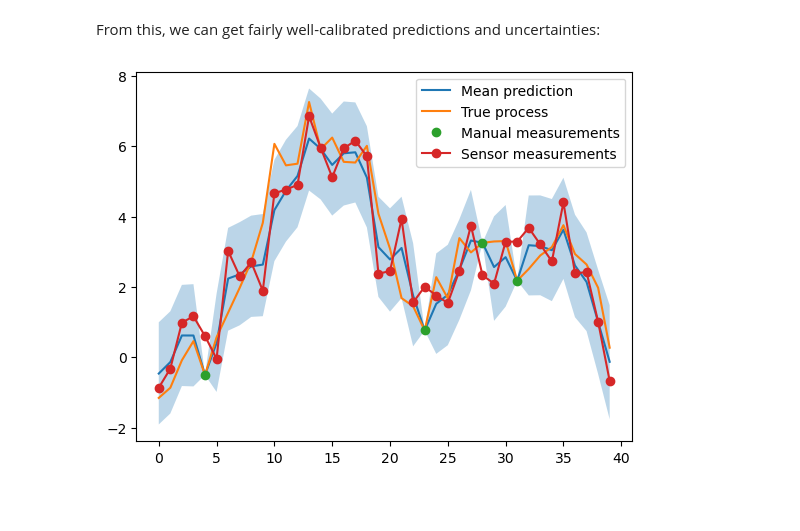
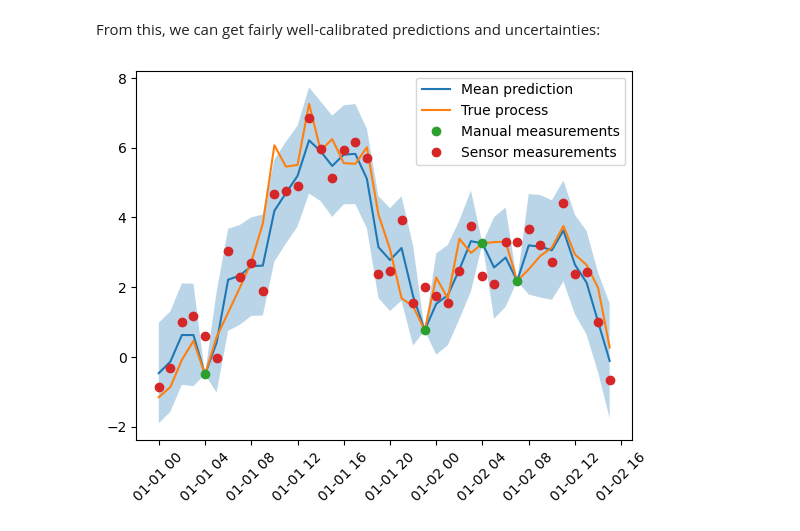
Before and after one commit to FraunhoferChalmersCentre/sakkara, a Jupyter notebook: examples/state_space_model.ipynb, the cells around one changed output. Saved outputs shown, nothing was run; the diff lists cells and outputs as text; code cells hidden in the pictures; blank space fills up the shorter version.

```diff
--- a/examples/state_space_model.ipynb
+++ b/examples/state_space_model.ipynb
@@ -13,7 +7,9 @@ import numpy as np
 import pandas as pd
 from numpy.random import default_rng
 
+
 def rng(seed=100): return default_rng(seed)
+
 
 N = 40
 
@@ -25,10 +21,12 @@ latent_process = np.cumsum(epsilon)
 
 measure_error = np.array([1e-3, 1])
 
+timesteps = pd.date_range("2018-01-01 00:00:00", tz='utc', periods=N, freq="H")
+
 y = (latent_process.reshape(-1, 1) + rng().normal(0, measure_error, size=(N, len(measure_error)))).T.flatten()
 df = pd.DataFrame(
     {
-        'time': np.tile(np.arange(N), len(measure_error)),
+        'time': np.tile(timesteps, len(measure_error)),
         'measure': np.repeat(['manual', 'sensor'], N),
         'y': y
     })
@@ -56,23 +55,24 @@ from sakkara.model.utils import Likelihood, data_components, build
 
 data = data_components(experiment_df)
 
+x_sigma = Distribution(pm.Exponential, lam=Distribution(pm.Lognormal))
 
-x_sigma = Distribution(pm.Exponential, lam=1)
+timesteps = df['time'].unique()
 
-x = {0: Distribution(pm.Normal, sigma=x_sigma)}
+
+X = Concat(name='X', column='time')
+X.add(timesteps[0], Distribution(pm.Normal, sigma=x_sigma))
 
 for i in range(1, N):
-    x[i] = Distribution(pm.Normal, mu=x[i - 1], sigma=x_sigma)
+    X.add(timesteps[i], Distribution(pm.Normal, mu=X[timesteps[i - 1]], sigma=x_sigma))
 
-X = Concat(x, name='X', column='time')
-
-noise = Concat(
-    {
-        'manual': 1e-3,
-        'sensor': Distribution(pm.Exponential, lam=Distribution(pm.Lognormal))
-    },
-    name='noise',
-    column='measure')
+noise = Concat(name='noise',
+               column='measure',
+               components={
+                   'manual': 1e-3,
+                   'sensor': Distribution(pm.Exponential, lam=Distribution(pm.Lognormal)),
+               }
+               )
 
 likelihood = Likelihood(pm.Normal, mu=X, sigma=noise, data=data['y'])
 
@@ -84,17 +84,18 @@ Finished [100%]: Average Loss = 81.806
 # %% [markdown]
 From this, we can get fairly well-calibrated predictions and uncertainties:
 # %%
-latent_posterior = approx.sample(10000).posterior[list(map(lambda i: f'{i}_X', range(N)))].to_dataframe()
-plt.fill_between(np.arange(N), latent_posterior.quantile(.01), latent_posterior.quantile(.99), alpha=.3)
-plt.plot(np.arange(N), latent_posterior.mean(), label='Mean prediction')
+latent_posterior = approx.sample(10000).posterior[list(map(lambda i: f'{timesteps[i]}_X', range(N)))].to_dataframe()
+plt.fill_between(timesteps, latent_posterior.quantile(.01), latent_posterior.quantile(.99), alpha=.3)
+plt.plot(timesteps, latent_posterior.mean(), label='Mean prediction')
 
-plt.plot(np.arange(N), latent_process, label='True process')
+plt.plot(timesteps, latent_process, label='True process')
 plt.plot(experiment_df.loc[experiment_df['measure'] == 'manual', 'time'],
          experiment_df.loc[experiment_df['measure'] == 'manual', 'y'], 'o', label='Manual measurements')
 plt.plot(experiment_df.loc[experiment_df['measure'] == 'sensor', 'time'],
-         experiment_df.loc[experiment_df['measure'] == 'sensor', 'y'], '-o', label='Sensor measurements')
+         experiment_df.loc[experiment_df['measure'] == 'sensor', 'y'], 'o', label='Sensor measurements')
 
 plt.legend()
+plt.xticks(rotation=45)
 plt.show()
 # %% [output]
-[figure, old version]
+[figure, new version]
```
Also changed, not shown: parts of 3 cells of this notebook, 6 other files.
